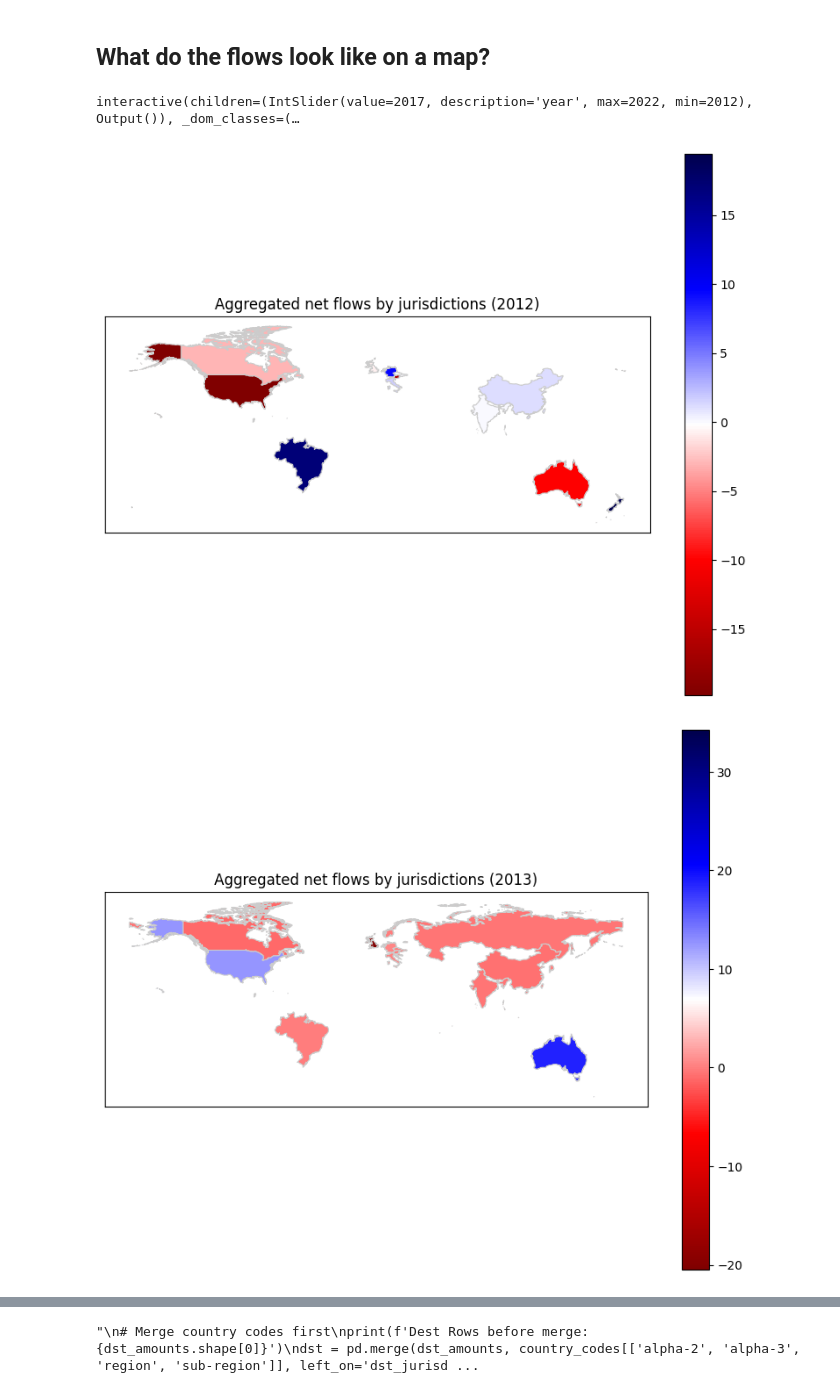
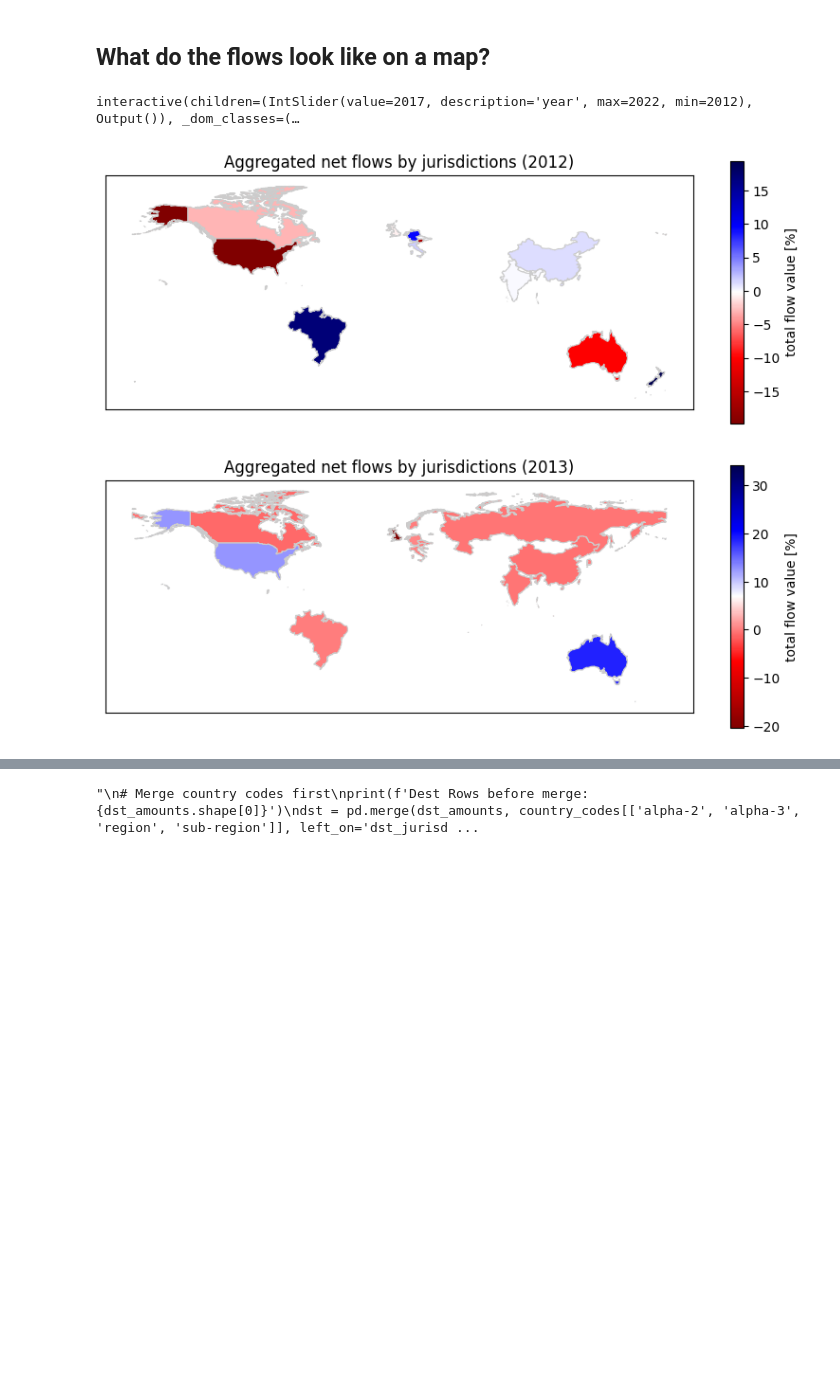
Before and after one commit to FlowDrucka64/MoneyFlow, a Jupyter notebook: data_exploration.ipynb, the cells around one changed output, grey strips where cells are left out. Cells and saved outputs as stored; diff of their text form; code cells hidden in the pictures; blank space fills up the shorter version.

Commit message:
Fix map heatscale

```diff
--- a/data_exploration.ipynb
+++ b/data_exploration.ipynb
@@ -1032,7 +1032,6 @@ Cutoff: 0.592 % yearly flow
 ## What do the flows look like on a map?
 # %%
 #TODO: fill in "zeros" for all the countries we dont have values so the map isnt so empty
-#TODO either make map bigger(prefered) or heatscale smaller
 def plot_net_flows_by_year_heatmap(src_amounts,dst_amounts,year,save):
     _src_amounts = src_amounts.copy()[src_amounts["year"]== year]
     _dst_amounts = dst_amounts.copy()[dst_amounts["year"]== year]
@@ -1048,33 +1047,41 @@ def plot_net_flows_by_year_heatmap(src_amounts,dst_amounts,year,save):
     res.rename(columns={'jurisdictions':'alpha-2'},inplace=True)
     country_codes = pd.read_csv('data/country_codes.csv')
     country_codes = country_codes[['alpha-2','alpha-3']]
+    cnt = len(res["alpha-2"].unique())
     c_merged_df= pd.merge(res, country_codes,on='alpha-2',how='inner')
+    cnt = len(c_merged_df["alpha-2"].unique())
+
     c_merged_df.rename(columns={'alpha-2':'ISO'},inplace=True)
 
     map_data = gpd.read_file('shapefile/World_Countries__Generalized_.shp')
 
     c_merged_data = map_data.merge(c_merged_df, on='ISO')
     fig, ax = plt.subplots(figsize=(10, 8))
 
-    c_merged_data.plot(column='value_USD', cmap='seismic_r', linewidth=0.8, ax=ax, edgecolor='0.8', legend=True)
+    c_merged_data.plot(column='value_USD', cmap='seismic_r', linewidth=0.8, ax=ax, edgecolor='0.8', legend=True,legend_kwds={
+        "shrink":.45,
+        "label":"total flow value [%]"
+    })
     ax.set_title('Holdings')
+
+
     plt.xticks([])
     plt.yticks([])
     plt.title('Aggregated net flows by jurisdictions ('+str(year)+')')
 
         # Display the plot
     if(save):
         plt.savefig("figs/heatmap_"+str(year),bbox_inches='tight')
     else:
         plt.show()
     plt.show()
 
 
 interact(plot_net_flows_by_year_heatmap,src_amounts=fixed(src_amounts),dst_amounts=fixed(dst_amounts),year=(2012,2022,1),save=fixed(False))
 
 for year in range(2012,2023,1):
     plot_net_flows_by_year_heatmap(src_amounts=src_amounts,dst_amounts=dst_amounts,year=year,save=True)
 # %% [output]
 interactive(children=(IntSlider(value=2017, description='year', max=2022, min=2012), Output()), _dom_classes=(…
-[figure, old version]
+[figure, new version]
-[figure, old version]
+[figure, new version]
```
Also changed, not shown: parts of 1 cell of this notebook, 11 other files.
